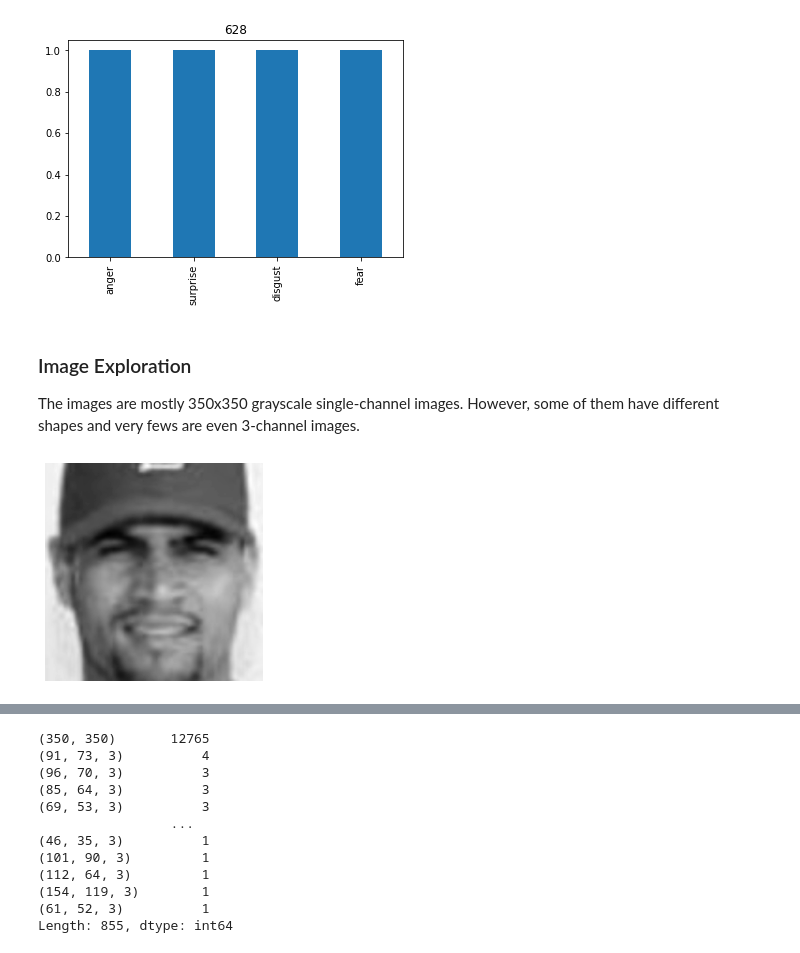
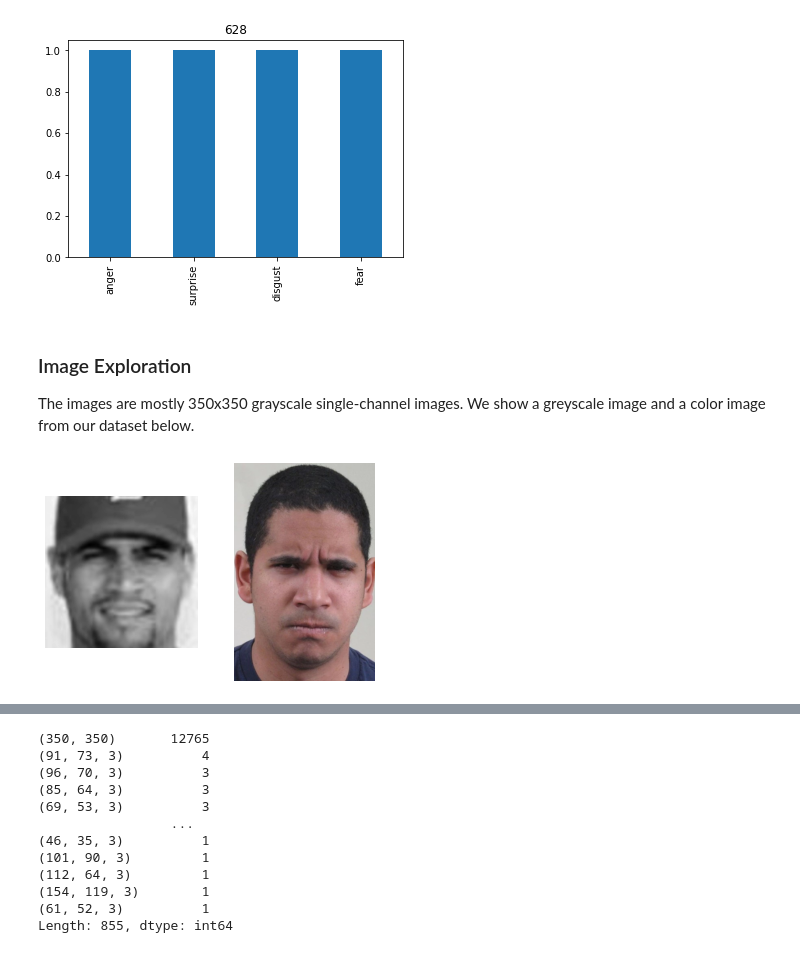
Before and after one commit to tjhu/cs273a-proj, a Jupyter notebook: main.ipynb, the cells around one changed output, grey strips where cells are left out. Drawn from its saved outputs; the diff is of its cells as text; code cells hidden in the pictures.

```diff
--- a/main.ipynb
+++ b/main.ipynb
@@ -69,11 +78,17 @@ for user_name in user_names:
 # %% [markdown]
 ### Image Exploration
 
-The images are mostly 350x350 grayscale single-channel images. However, some of them have different shapes and very fews are even 3-channel images.
+The images are mostly 350x350 grayscale single-channel images. We show a greyscale image and a color image from our dataset below.
 # %%
+plt.subplot(1, 2, 1)
 image = plt.imread(f'{IMAGE_DIR}/{data["image"][200]}')
 plt.imshow(image, cmap="gray")
 plt.axis('off')
+
+plt.subplot(1, 2, 2)
+image = plt.imread(f'{IMAGE_DIR}/{data["image"][0]}')
+plt.imshow(image, cmap="gray")
+plt.axis('off')
 plt.show()
 # %% [output]
-[figure, old version]
+[figure, new version]
```
Also changed, not shown: parts of 5 cells of this notebook.
